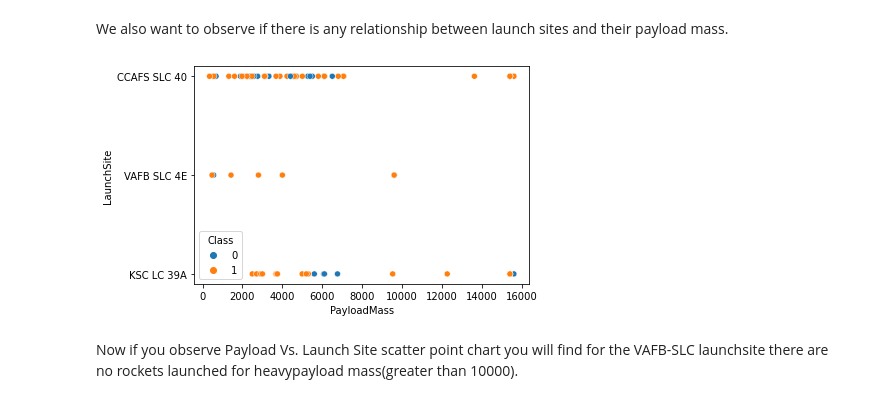
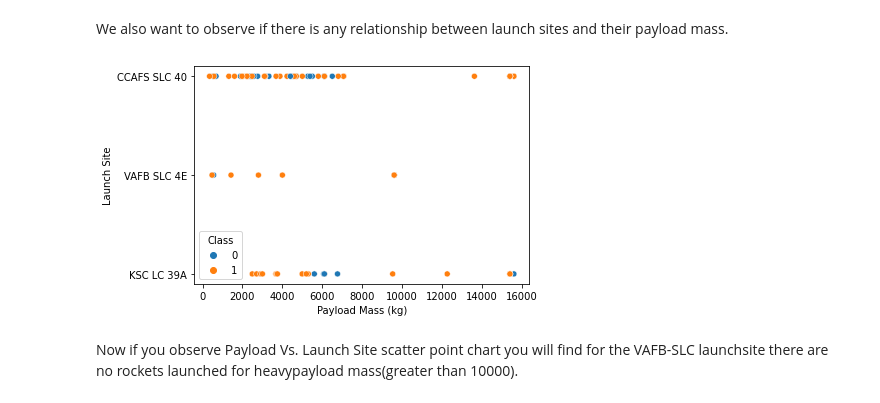
Before and after one commit to jdaniel28/MLProject, a Jupyter notebook: EDA with Data Visualization.ipynb, the cells around one changed output. Saved outputs shown, nothing was run; the diff lists cells and outputs as text; code cells hidden in the pictures.

```diff
--- a/EDA with Data Visualization.ipynb
+++ b/EDA with Data Visualization.ipynb
@@ -99,9 +99,11 @@ We also want to observe if there is any relationship between launch sites and th
 # %%
 # Plot a scatter point chart with x axis to be Pay Load Mass (kg) and y axis to be the launch site, and hue to be the class value
 sns.scatterplot(x='PayloadMass',y='LaunchSite',data=df,hue='Class')
+plt.xlabel("Payload Mass (kg)")
+plt.ylabel("Launch Site")
 plt.show()
 # %% [output]
-[figure, old version]
+[figure, new version]
 # %% [markdown]
 Now if you observe Payload Vs. Launch Site scatter point chart you will find for the VAFB-SLC  launchsite there are no  rockets  launched for  heavypayload mass(greater than 10000).
 # %% [markdown]
```
Also changed, not shown: parts of 6 cells of this notebook.
